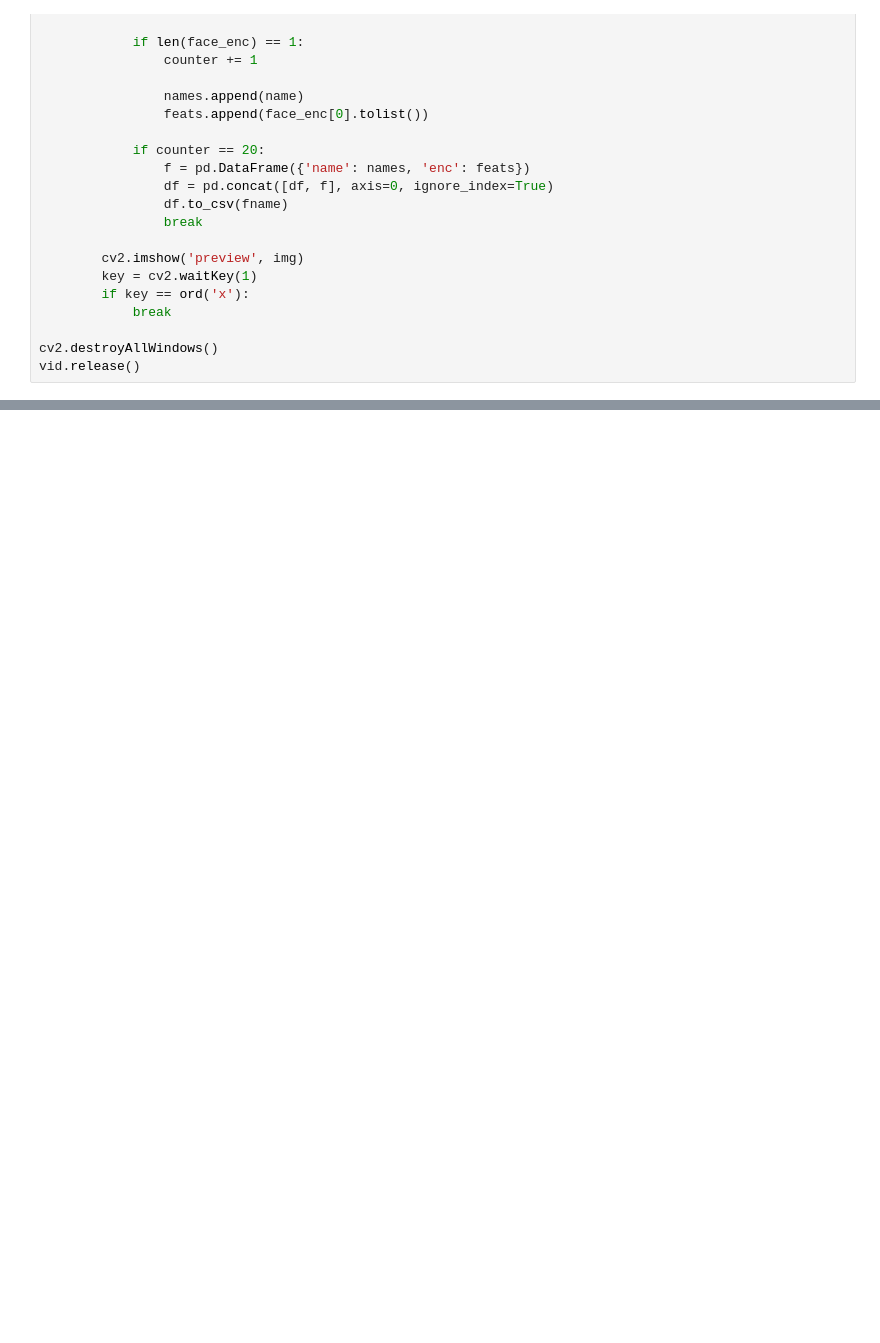
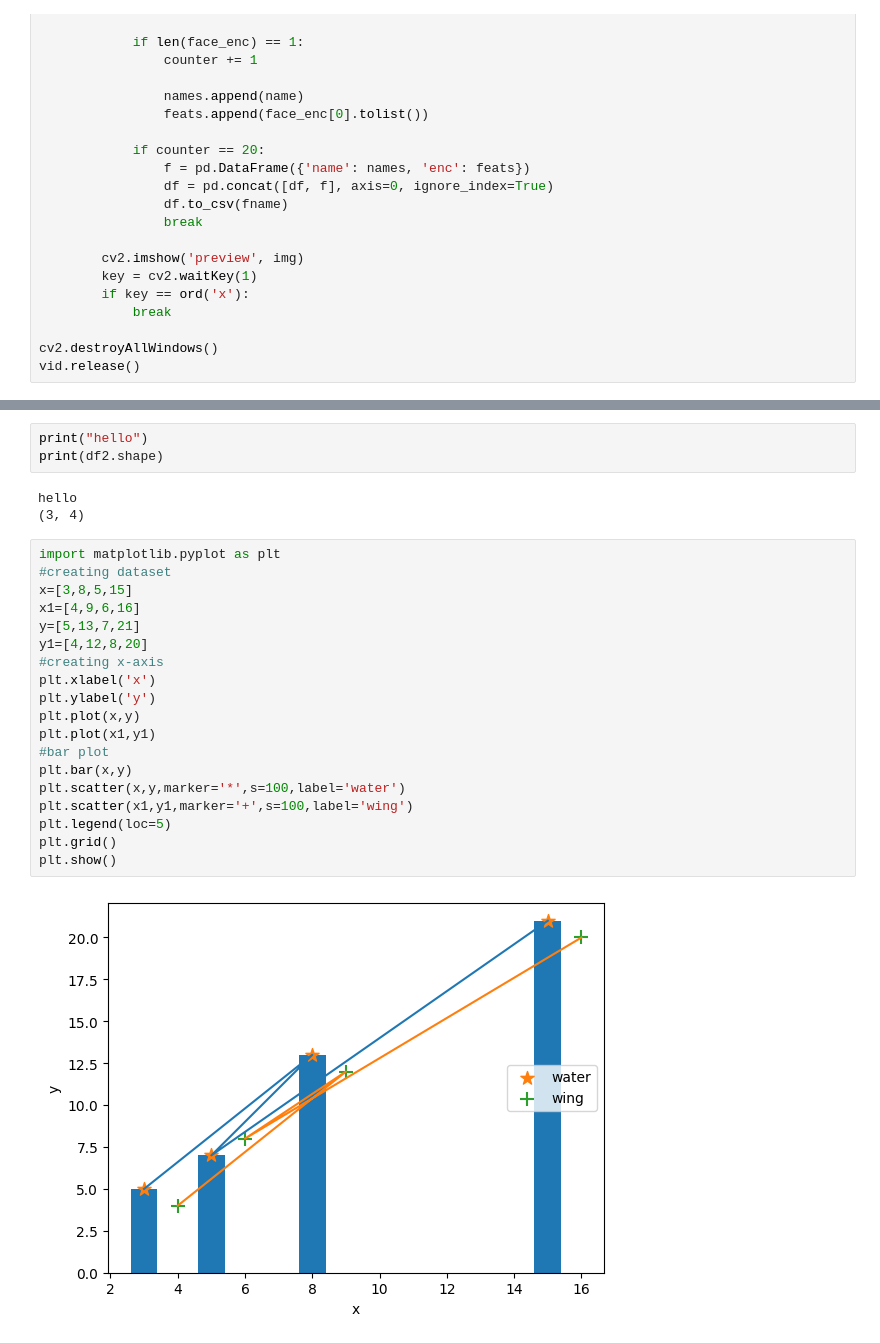
Before and after one commit to mark5o/boy, a Jupyter notebook: Untitled-1.ipynb, the cells around one changed output, grey strips where cells are left out. Drawn from its saved outputs; the diff is of its cells as text; blank space fills up the shorter version.

```diff
--- a/Untitled-1.ipynb
+++ b/Untitled-1.ipynb
@@ -709,0 +1015,27 @@ vid.release()
+# %%
+print("hello")
+print(df2.shape)
+# %% [output]
+hello
+(3, 4)
+# %%
+import matplotlib.pyplot as plt
+#creating dataset
+x=[3,8,5,15]
+x1=[4,9,6,16]
+y=[5,13,7,21]
+y1=[4,12,8,20]
+#creating x-axis
+plt.xlabel('x')
+plt.ylabel('y')
+plt.plot(x,y)
+plt.plot(x1,y1)
+#bar plot
+plt.bar(x,y)
+plt.scatter(x,y,marker='*',s=100,label='water')
+plt.scatter(x1,y1,marker='+',s=100,label='wing')
+plt.legend(loc=5)
+plt.grid()
+plt.show()
+# %% [output]
+[figure, added]
```
Also changed, not shown: parts of 36 cells of this notebook, 25 other files.
